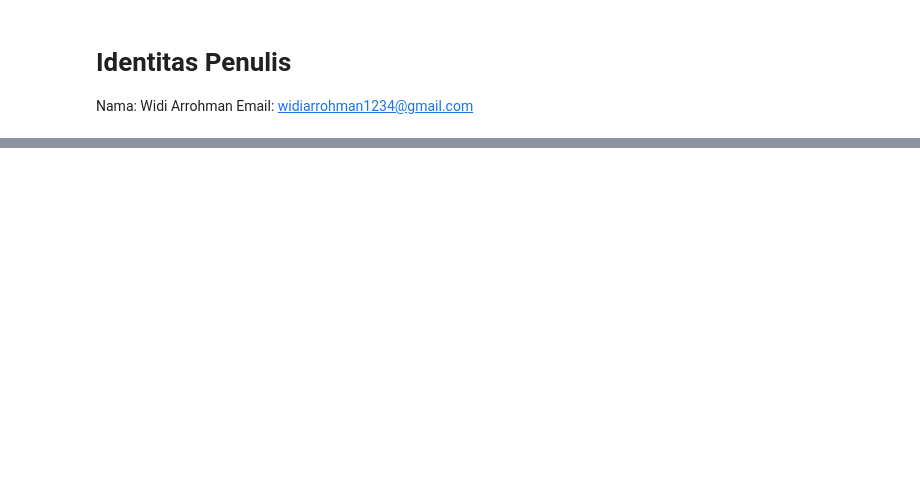
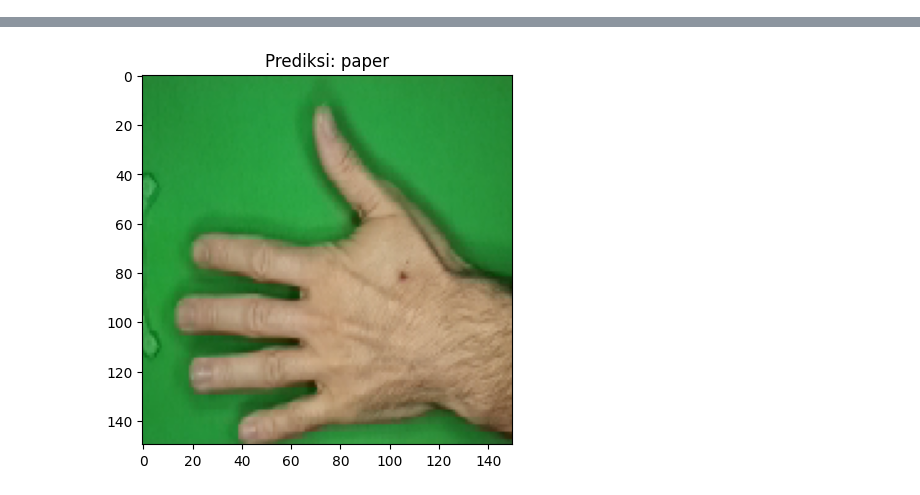
Before and after one commit to widiarrohman1234/widiarrohman1234.github.io, a Jupyter notebook: Artificial_Intelligence/program_application/Tugas_Akhir_Dicoding_ML_Pemula_Gunting_Batu_Kertas.ipynb, the cells around one changed output, grey strips where cells are left out. Cells and saved outputs as stored; diff of their text form; code cells hidden in the pictures; blank space fills up the shorter version.

```diff
--- a/Artificial_Intelligence/program_application/Tugas_Akhir_Dicoding_ML_Pemula_Gunting_Batu_Kertas.ipynb
+++ b/Artificial_Intelligence/program_application/Tugas_Akhir_Dicoding_ML_Pemula_Gunting_Batu_Kertas.ipynb
@@ -190,8 +181,10 @@ WARNING:absl:You are saving your model as an HDF5 file via `model.save()` or `ke
 # %%
+
+
 # Load model yang sudah dilatih
 model_latih = model
 # model_latih = tf.keras.models.load_model('/home/widi/htdocs/Artificial_Intelligence/1.Supervised/9.TugasAkhirKlasifikasi/model_gunting_batu_kertas_fix.h5')  # Ganti dengan nama file model Anda
-class_names = ['bird', 'butterfly', 'elephant','swan','tiger'] # Ganti dengan nama kelas sebenarnya
+class_names = ['paper','rock', 'scissors']  # Ganti dengan nama kelas sebenarnya
 
 # Fungsi untuk melakukan prediksi
 def predict_image(img_path):
@@ -211,7 +204,7 @@ def predict_image(img_path):
 
   # Get class names (assuming you have a list of class names)
   # class_names_rusak = ['rock', 'paper', 'scissors']
-  class_names = ['bird', 'butterfly', 'elephant','swan','tiger']
+  class_names = ['paper', 'rock', 'scissors']
 
   # Menampilkan hasil prediksi
   print(f'Prediksi: {class_names[predicted_class]} dengan keyakinan {confidence:.2f}')
@@ -252,4 +216,4 @@ Prediksi: elephant dengan keyakinan 1.00
-# %% [markdown]
-# Identitas Penulis
-Nama: Widi Arrohman
-Email: widiarrohman1234@gmail.com
+# %%
+img_path1 = '/content/drive/MyDrive/Colab Notebooks/dataset/val/paper/14K62H4KG1hg5qiJ.png'
+predict_image(img_path1)
+# %% [output]
@@ -255,0 +222 @@ Email: widiarrohman1234@gmail.com
+[figure, added]
```
Also changed, not shown: parts of 15 cells of this notebook, 1 other file.
